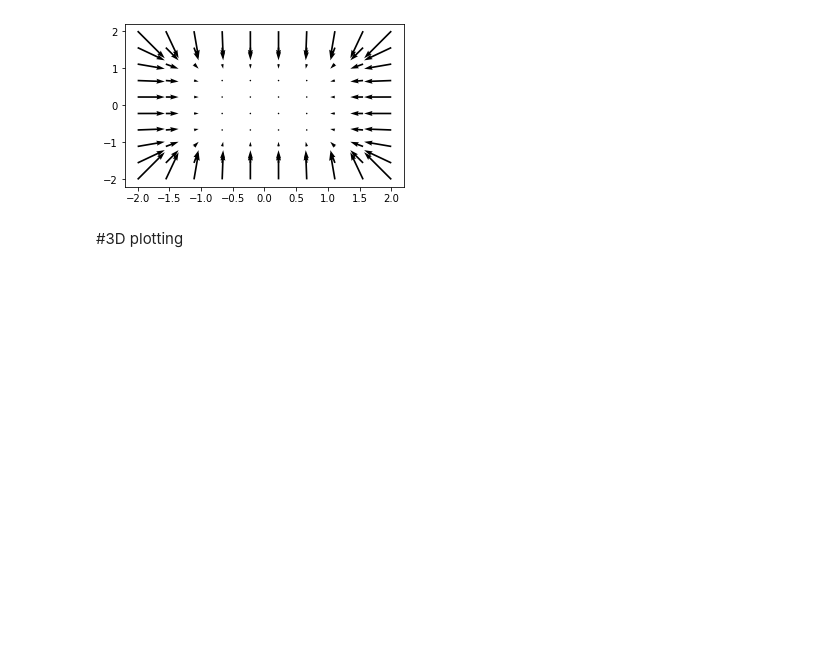
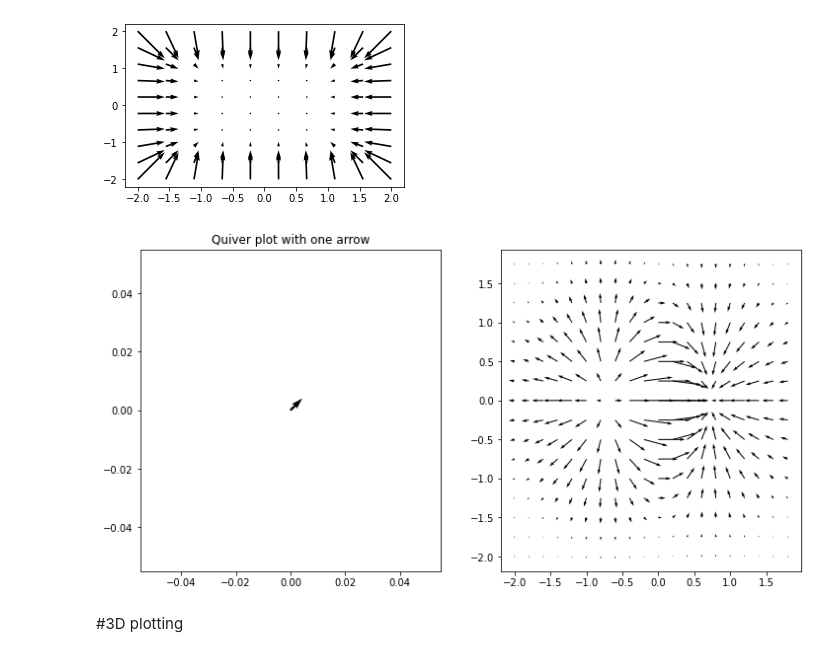
Before and after one commit to kkousar/class-work, a Jupyter notebook: plots.ipynb, the cells around one changed output. Drawn from its saved outputs; the diff is of its cells as text; code cells hidden in the pictures; blank space fills up the shorter version.

```diff
--- a/plots.ipynb
+++ b/plots.ipynb
@@ -44,6 +44,22 @@ plt.savefig('vector.pdf');
 plt.show();
 # %% [output]
 [figure]
+# %%
+import matplotlib.pyplot as plt
+import numpy as np
+x,y = np.meshgrid(np.arange(-2, 2, .2), np.arange(-2, 2, .25))
+z = x*np.exp(-x**2 - y**2)
+v, u = np.gradient(z, .2, .2)
+fig, (ax1, ax2) = plt.subplots(1, 2, figsize =(12, 6))
+ax1.quiver(0,0,1,1)
+ax1.set_title('Quiver plot with one arrow')
+
+
+# Show plot
+q = ax2.quiver(x,y,u,v)
+plt.show()
+# %% [output]
+[figure, added]
 # %% [markdown]
 #3D plotting
 # %%
```
Also changed, not shown: parts of 8 cells of this notebook.
